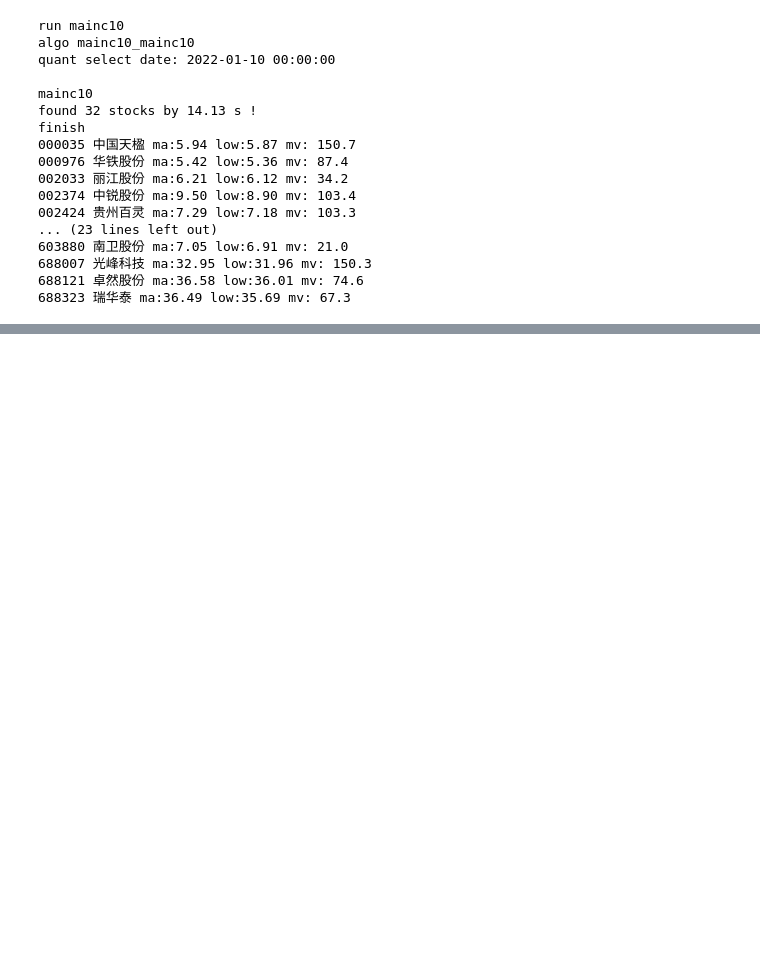
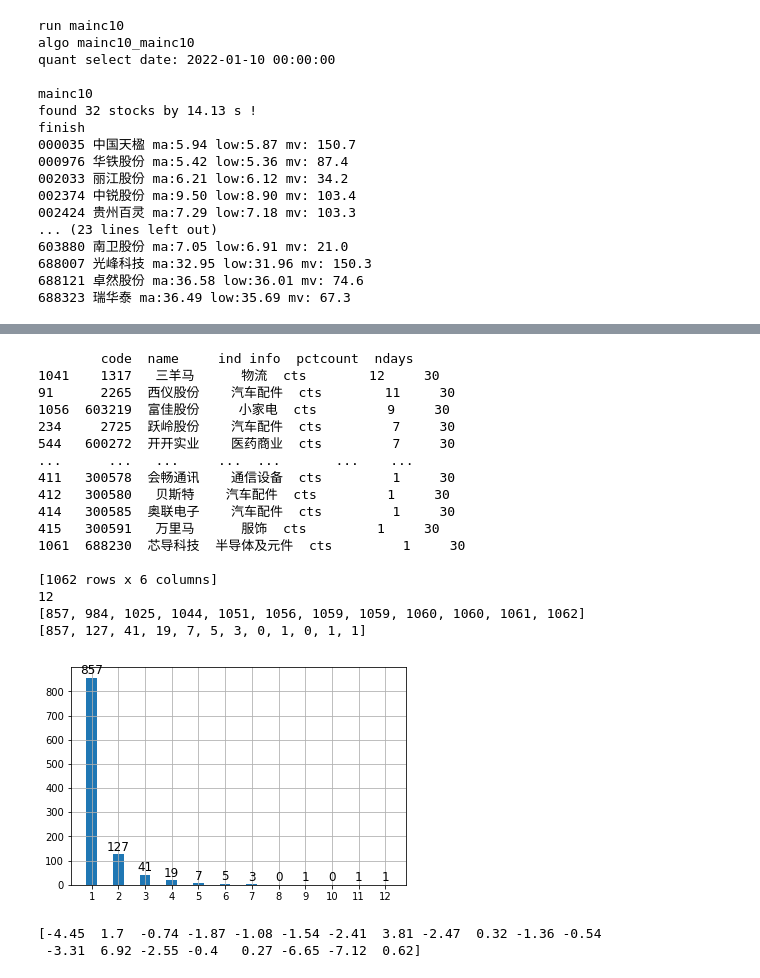
Before and after one commit to banlian/pyastock, a Jupyter notebook: quant_select_stock/algotest.ipynb, the cells around one changed output, grey strips where cells are left out. Cells and saved outputs as stored; diff of their text form; code cells hidden in the pictures; blank space fills up the shorter version.

```diff
--- a/quant_select_stock/algotest.ipynb
+++ b/quant_select_stock/algotest.ipynb
@@ -471,0 +823,63 @@ finish
+# %%
+# 统计连板分布
+headers = ['code', 'name', 'ind', 'info', 'pctcount', 'ndays']
+df = pandas.read_csv('quant_select_stock_cts10_1_30_cts10_1_30_2022-01-14.csv', header=None, skiprows=1, skipfooter=1)
+df.set_axis(axis=1, labels=['code', 'name', 'ind', 'info', 'pctcount', 'ndays'], inplace=True)
+df['pctcount'] = pd.to_numeric(df['pctcount'])
+df = df.sort_values(by='pctcount', ascending=False)
+print(df)
+
+print(max(df['pctcount']))
+pcmax = max(df['pctcount'])
+pc = [df[df['pctcount'] <= i].shape[0] for i in range(1, pcmax + 1)]
+print(pc)
+newpc = []
+for i in range(len(pc)):
+    if i > 0:
+        p = pc[i] - pc[i - 1]
+    else:
+        p = pc[i]
+    newpc.append(p)
+pc = newpc
+print(pc)
+
+import matplotlib.pyplot as plt
+
+plt.figure(facecolor='white')
+# plt.hist(df['pctcount'], bins=12)
+
+
+plt.bar(range(1, len(pc) + 1), pc, width=0.4)
+plt.xticks(range(1, len(pc) + 1))
+for x1, y1 in enumerate(pc):
+    plt.text(x1 + 1, y1 + 15, y1, ha='center', fontsize=12)
+plt.grid()
+plt.show()
+# %% [output]
+        code  name     ind info  pctcount  ndays
+1041    1317   三羊马      物流  cts        12     30
+91      2265  西仪股份    汽车配件  cts        11     30
+1056  603219  富佳股份     小家电  cts         9     30
+234     2725  跃岭股份    汽车配件  cts         7     30
+544   600272  开开实业    医药商业  cts         7     30
+...      ...   ...     ...  ...       ...    ...
+411   300578  会畅通讯    通信设备  cts         1     30
+412   300580   贝斯特    汽车配件  cts         1     30
+414   300585  奥联电子    汽车配件  cts         1     30
+415   300591   万里马      服饰  cts         1     30
+1061  688230  芯导科技  半导体及元件  cts         1     30
+
+[1062 rows x 6 columns]
+12
+[857, 984, 1025, 1044, 1051, 1056, 1059, 1059, 1060, 1060, 1061, 1062]
+[857, 127, 41, 19, 7, 5, 3, 0, 1, 0, 1, 1]
+[figure, added]
+# %%
+import pandas
+
+df = pandas.read_pickle('../rawdata/sz.002046.pkl')
+pcts = df['pctChg'].dropna().values[-20:]
+print(pcts)
+# %% [output]
+[-4.45  1.7  -0.74 -1.87 -1.08 -1.54 -2.41  3.81 -2.47  0.32 -1.36 -0.54
+ -3.31  6.92 -2.55 -0.4   0.27 -6.65 -7.12  0.62]
```
Also changed, not shown: parts of 14 cells of this notebook, 12 other files.
